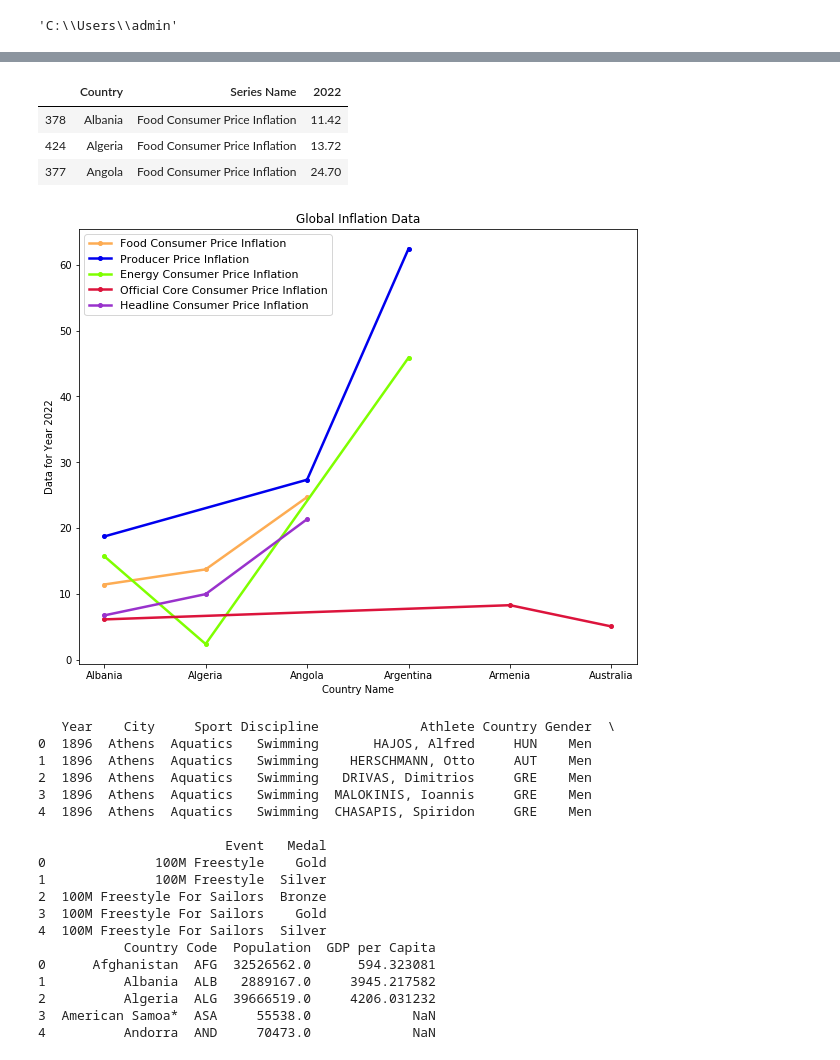
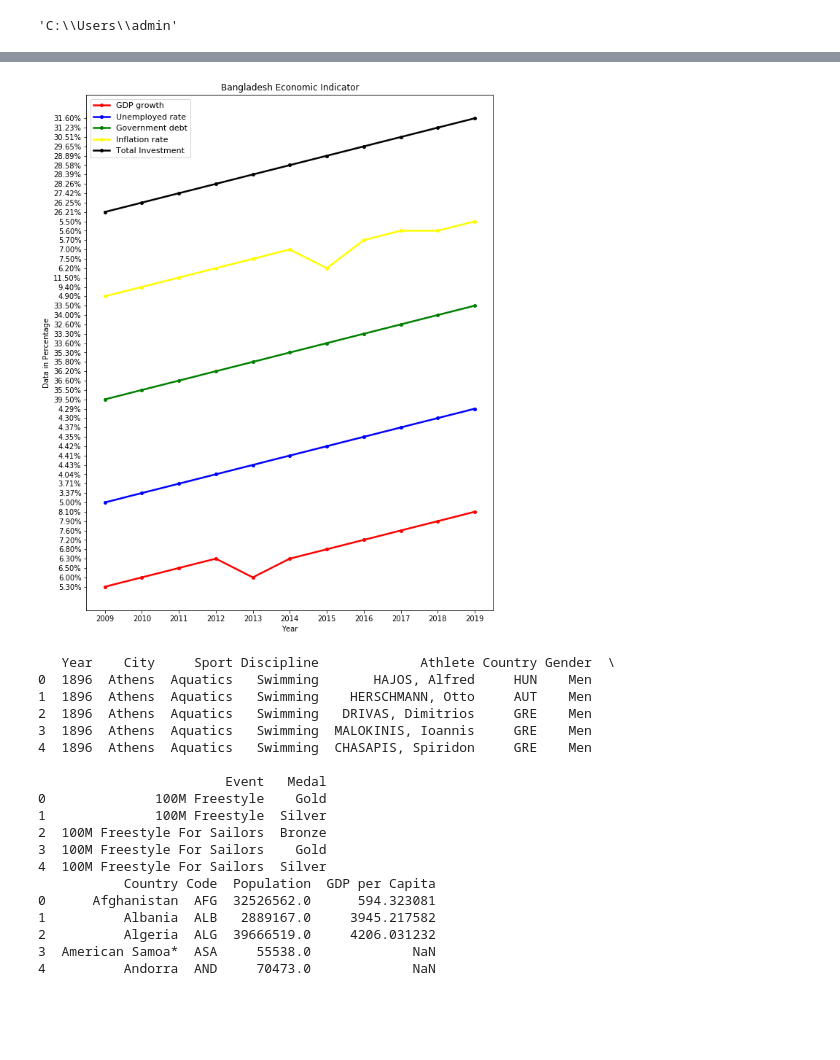
Before and after one commit to gk22aan/Applied-Data-Science-1--Assingment-1, a Jupyter notebook: Assingment_ADS_1.ipynb, the cells around one changed output, grey strips where cells are left out. Cells and saved outputs as stored; diff of their text form; code cells hidden in the pictures; blank space fills up the shorter version.

Commit message:
Add files via upload
Added new file for line plot

```diff
--- a/Assingment_ADS_1.ipynb
+++ b/Assingment_ADS_1.ipynb
@@ -8,5 +6,14 @@ import matplotlib.pyplot as plt
 pwd
 # %% [output]
 'C:\\Users\\admin'
+# %%
+# function to accept data for line plots and plot as line graph
+def Create_plot_line(Year,Type,Label,Color):
+    plt.plot(Year,Type,label = Label, linestyle="-", marker='o', markersize=4, color= Color, linewidth=2.5)
+    plt.xticks(World_Happiness_Data['Year'])
+    plt.title('Bangladesh Economic Indicator')
+    plt.xlabel('Year')
+    plt.ylabel('Data in Percentage')
+    plt.legend(loc=2, prop={'size': 11})
 # %%
-df_Inflation_Data = pd.read_csv('Global Dataset of Inflation.csv', encoding = 'unicode_escape', engine ='python')
+BD_economic_indicators = pd.read_csv('BD_economic_indicators.csv', encoding = 'unicode_escape', engine ='python')
@@ -127,24 +20,16 @@ df_Inflation_Data51 = df_Inflation_Data5.iloc[0:3,:]
-# %%
-df_Inflation_Data11
-# %% [output]
-|  | Country | Series Name | 2022 |
-| 378 | Albania | Food Consumer Price Inflation | 11.42 |
-| 424 | Algeria | Food Consumer Price Inflation | 13.72 |
-| 377 | Angola | Food Consumer Price Inflation | 24.70 |
-# %%
-fig1 = plt.figure(figsize=(10,8))
-plt.plot(df_Inflation_Data11['Country'] ,df_Inflation_Data11['2022'],  label = "Food Consumer Price Inflation", linestyle="-", marker='o', markersize=4, color='#FDAC53', linewidth=2.5)
-plt.plot(df_Inflation_Data21['Country'] ,df_Inflation_Data21['2022'],  label = "Producer Price Inflation", linestyle="-", marker='o', markersize=4, color='#0000EE', linewidth=2.5)
-plt.plot(df_Inflation_Data31['Country'] ,df_Inflation_Data31['2022'],  label = "Energy Consumer Price Inflation", linestyle="-", marker='o', markersize=4, color='#7FFF00', linewidth=2.5)
-plt.plot(df_Inflation_Data41['Country'] ,df_Inflation_Data41['2022'],  label = "Official Core Consumer Price Inflation", linestyle="-", marker='o', markersize=4, color='#DC143C', linewidth=2.5)
-plot1 = plt.plot(df_Inflation_Data51['Country'] ,df_Inflation_Data51['2022'],  label = "Headline Consumer Price Inflation", linestyle="-", marker='o', markersize=4, color='#9932CC', linewidth=2.5)
-plt.title('Global Inflation Data')
-plt.xlabel('Country Name')
-plt.ylabel('Data for Year 2022')
-plt.legend(loc=2, prop={'size': 11})
-#fig1 = plt.figure(figsize=(25,8))
-plt.show()
-# %% [output]
-[figure, removed]
+# %%
+BD_economic_indicators = pd.DataFrame(BD_economic_indicators)
+# %%
+BD_economic_indicators = BD_economic_indicators.iloc[29:40,:]
+# %%
+fig1 = plt.figure(figsize=(10,13))
+Create_plot_line(BD_economic_indicators['Year'],BD_economic_indicators['GDP growth'],"GDP growth","red")
+Create_plot_line(BD_economic_indicators['Year'],BD_economic_indicators['Unemployed rate'],"Unemployed rate","blue")
+Create_plot_line(BD_economic_indicators['Year'],BD_economic_indicators['Government debt'],"Government debt","green")
+Create_plot_line(BD_economic_indicators['Year'],BD_economic_indicators['Inflation rate'],"Inflation rate","yellow")
+Create_plot_line(BD_economic_indicators['Year'],BD_economic_indicators['Total Investment'],"Total Investment","black")
+plt.show()
+# %% [output]
+[figure, added]
 # %%
 # Assingment part 2
```
Also changed, not shown: parts of 16 cells of this notebook.
